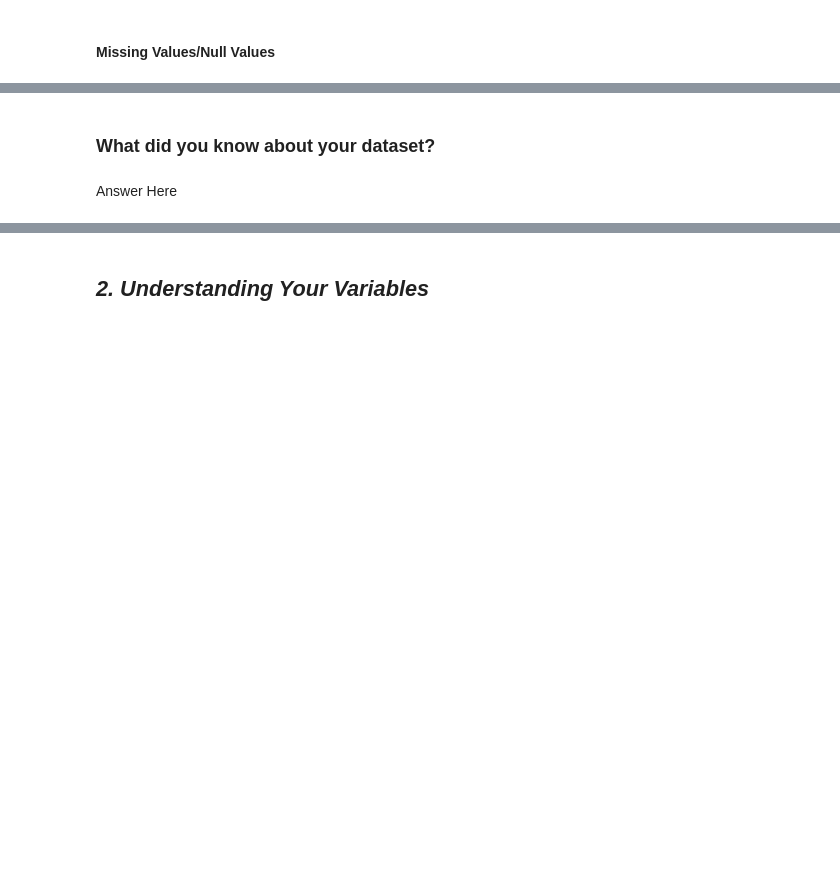
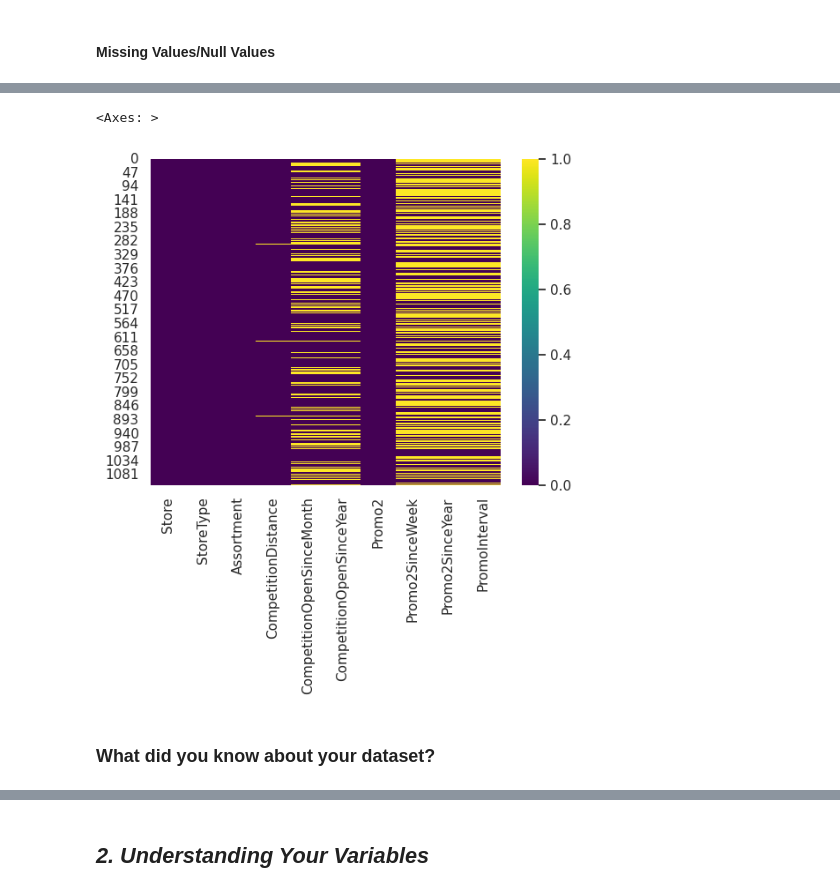
Before and after one commit to adityapatil4141/Retail-Store-Prediction, a Jupyter notebook: Retail_Sales_Prediction.ipynb, the cells around one changed output, grey strips where cells are left out. Cells and saved outputs as stored; diff of their text form; code cells hidden in the pictures; blank space fills up the shorter version.

```diff
--- a/Retail_Sales_Prediction.ipynb
+++ b/Retail_Sales_Prediction.ipynb
@@ -83,2 +81,10 @@ M - Multivariate Analysis
+# %%
+# Import Libraries
+import pandas as pd
+import numpy as np
+import seaborn as sns
+import matplotlib.pyplot as plt
+sns.set_theme(color_codes=True)
+colors = sns.color_palette(palette='Set1')
 # %% [markdown]
 ### Dataset Loading
@@ -87,3 +96,7 @@ M - Multivariate Analysis
+# %%
+# Load Dataset
+df_sales = pd.read_csv("/content/drive/MyDrive/work files /Retail Sales Prediction/Rossmann Stores Data.csv")
+df_store = pd.read_csv("/content/drive/MyDrive/work files /Retail Sales Prediction/store.csv")
 # %% [markdown]
 ### Dataset First View
 # %%
@@ -107,6 +207,8 @@ M - Multivariate Analysis
 # %%
 # Visualizing the missing values
+sns.heatmap(data=df_store.isnull(),cmap='viridis',cbar='False')
+# %% [output]
+<Axes: >
+[figure, added]
 # %% [markdown]
 ### What did you know about your dataset?
-# %% [markdown]
-Answer Here
```
Also changed, not shown: parts of 30 cells of this notebook.
